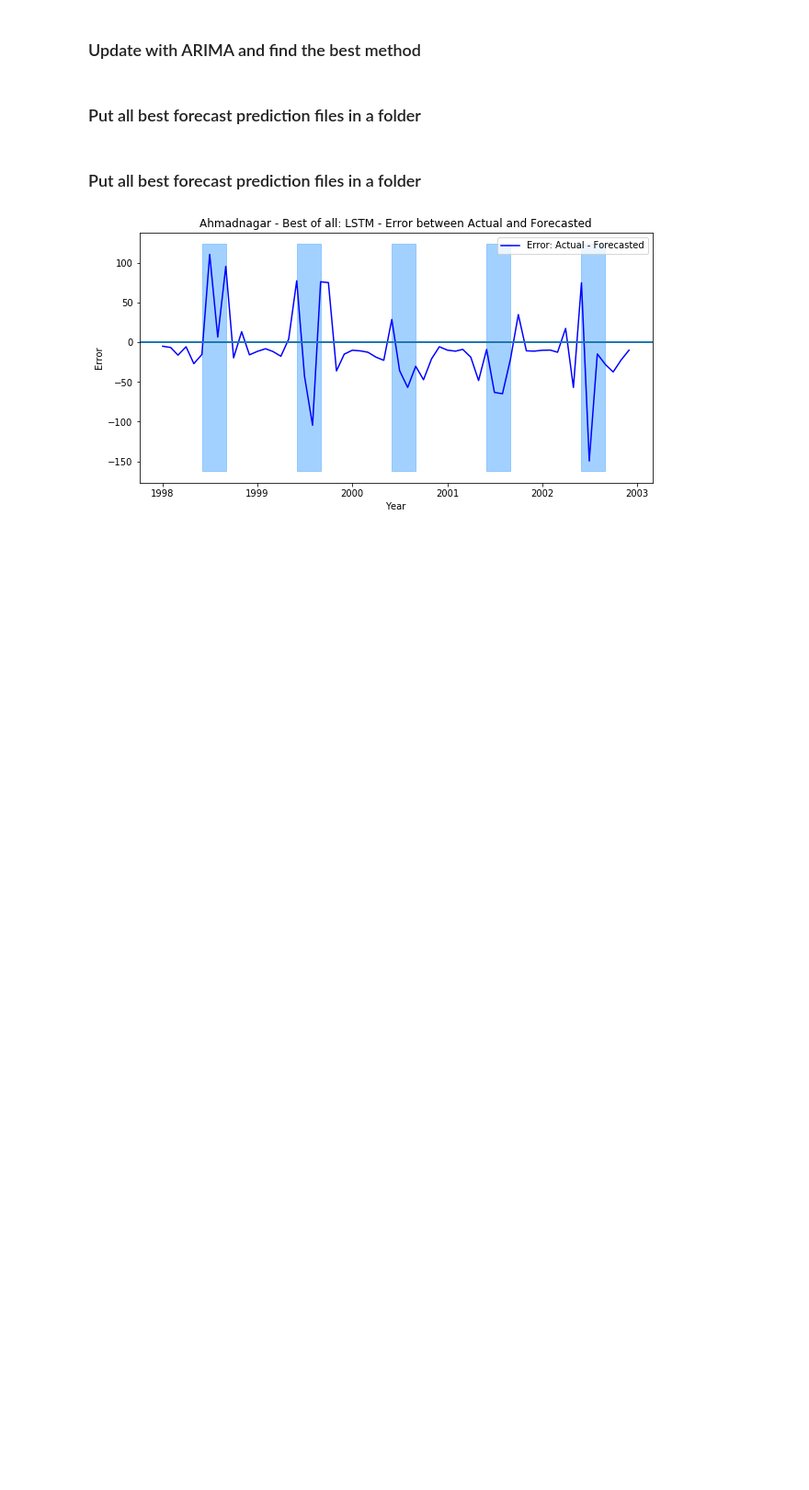
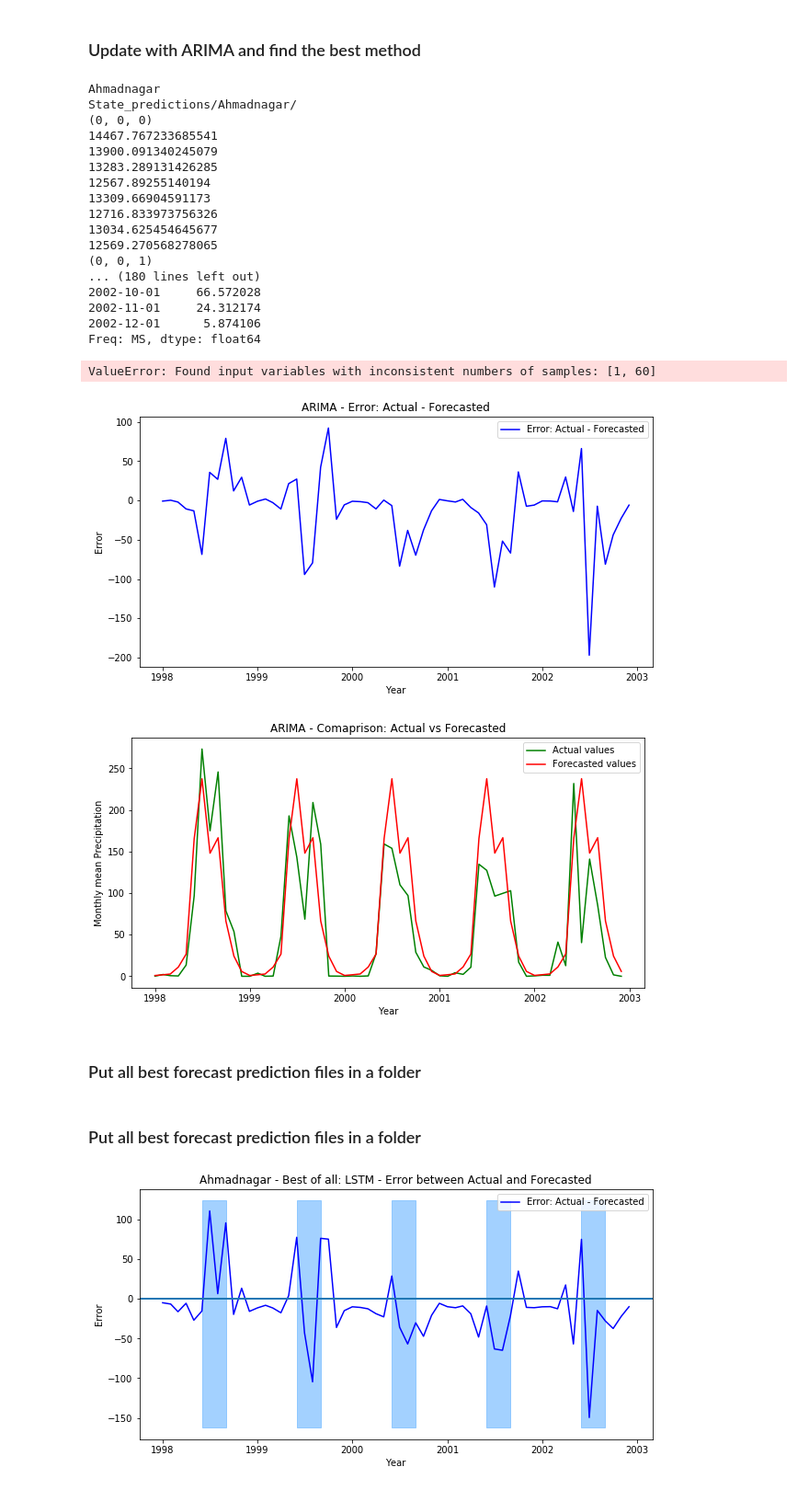
Before and after one commit to Abhishekmamidi123/Time-Series-Forecasting, a Jupyter notebook: Maharashtra/Maharashtra_Analysis.ipynb, the cells around one changed output. Shown at 92% size. Drawn from its saved outputs; the diff is of its cells as text; code cells hidden in the pictures; blank space fills up the shorter version.

```diff
--- a/Maharashtra/Maharashtra_Analysis.ipynb
+++ b/Maharashtra/Maharashtra_Analysis.ipynb
@@ -54,12 +54,17 @@ def root_mean_squared_error(y_true, y_pred):
     rmse = np.sqrt(mse)
     return rmse
 
+def correlation_coefficient(y_true, y_pred):
+    corr_coef = np.corrcoef(y_true, y_pred)[0, 1]
+    return corr_coef
+
 def calculate_performance(y_true, y_pred):
     mse = mean_squared_error(y_true, y_pred)
     mae = mean_absolute_error(y_true, y_pred)
     mape = mean_absolute_percentage_error(y_true, y_pred)
     rmse = root_mean_squared_error(y_true, y_pred)
-    return round(mse, 3), round(mae, 3), round(mape, 3), round(rmse, 3)
+    corr_coef = correlation_coefficient(y_true, y_pred)
+    return round(mse, 3), round(mae, 3), round(mape, 3), round(rmse, 3), round(corr_coef, 3)
 # %% [markdown]
 ## Preprocess data
 # %%
@@ -564,7 +595,7 @@ districts
 # %% [markdown]
 ### Update with ARIMA and find the best method
 # %%
-for district in districts:
+for district in districts[:2]:
     print(district)
 
     rainfall_data = pd.DataFrame({'Precipitation': maharashtra_data[district][:-60]})
@@ -608,40 +639,70 @@ for district in districts:
     plt.title('ARIMA - Comaprison: Actual vs Forecasted')
     plt.savefig(output_folder + 'ARIMA_best_forecast'  + '.png')
 
-    mse, mae, mape, rmse = calculate_performance(y_true, forecasted_values)
+    print(y_true)
+    print(forecasted_values)
+    mse, mae, mape, rmse, corr_coef = calculate_performance(list(y_true), list(forecasted_values))
+
     RMSE_score = pd.read_csv(output_folder + 'RMSE_score.csv')
+    max_score = RMSE_score.RMSE.max
     best_method = RMSE_score.iloc[RMSE_score.RMSE.argmin]['Unnamed: 0']
     RMSE_score = RMSE_score.append({'Unnamed: 0': 'ARIMA', 'RMSE': str(rmse)}, ignore_index=True)
     RMSE_score.RMSE = RMSE_score.RMSE.astype('float')
 
     current_best_method = RMSE_score.iloc[RMSE_score.RMSE.argmin]['Unnamed: 0']
 
     RMSE_score = RMSE_score.set_index('Unnamed: 0')
     RMSE_score.to_csv(output_folder + 'RMSE_score.csv')
 
     axis = RMSE_score.plot(kind='bar', figsize=(10,5), rot=0, title='RMSE scores')
     axis.set_xlabel('Method name')
+
+    max_score = ((max_score/10)*10)+10
+    yticks = [x for x in list(range(max_score+1)) if x%20 == 0]
+    axis.set_yticks(yticks)
+
     for p in axis.patches:
         axis.annotate(np.round(p.get_height(),decimals=2),
                     (p.get_x()+p.get_width()/2., p.get_height()),
                     ha='center', va='center', xytext=(0, 10),
                     textcoords='offset points', fontsize=14, color='black')
 
     fig = axis.get_figure()
     fig.savefig(output_folder + 'RMSE.png')
 
     if current_best_method == 'ARIMA':
         y_true = test_rainfall_data.ix[:int(future_steps)]
         plt.figure(figsize=(10,5))
         plt.plot(y_true, color='green', label='Actual values')
         plt.plot(forecasted_values, color='red', label='Forecasted values')
         plt.xlabel('Year')
         plt.ylabel('Monthly mean Precipitation')
         plt.legend(loc='best')
         plt.title('Best of all: ARIMA - Comaprison: Actual vs Forecasted')
         plt.savefig(output_folder + 'BEST_FORECAST_ARIMA'  + '.png')
         print('abhi')
         os.remove(output_folder + 'BEST_FORECAST_' + best_method + '.png')
+# %% [output]
+Ahmadnagar
+State_predictions/Ahmadnagar/
+(0, 0, 0)
+14467.767233685541
+13900.091340245079
+13283.289131426285
+12567.89255140194
+13309.66904591173
+12716.833973756326
+13034.625454645677
+12569.270568278065
+(0, 0, 1)
+... (180 lines left out)
+2002-10-01     66.572028
+2002-11-01     24.312174
+2002-12-01      5.874106
+Freq: MS, dtype: float64
+ValueError: Found input variables with inconsistent numbers of samples: [1, 60]
+[figure, added]
+[figure, added]
 # %% [markdown]
 ### Put all best forecast prediction files in a folder
 # %%
```
Also changed, not shown: parts of 9 cells of this notebook.
